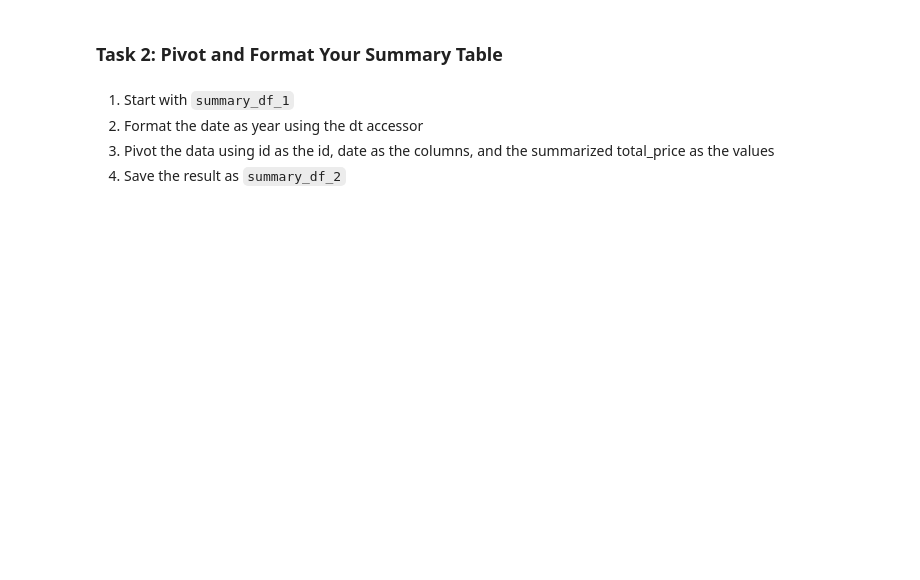
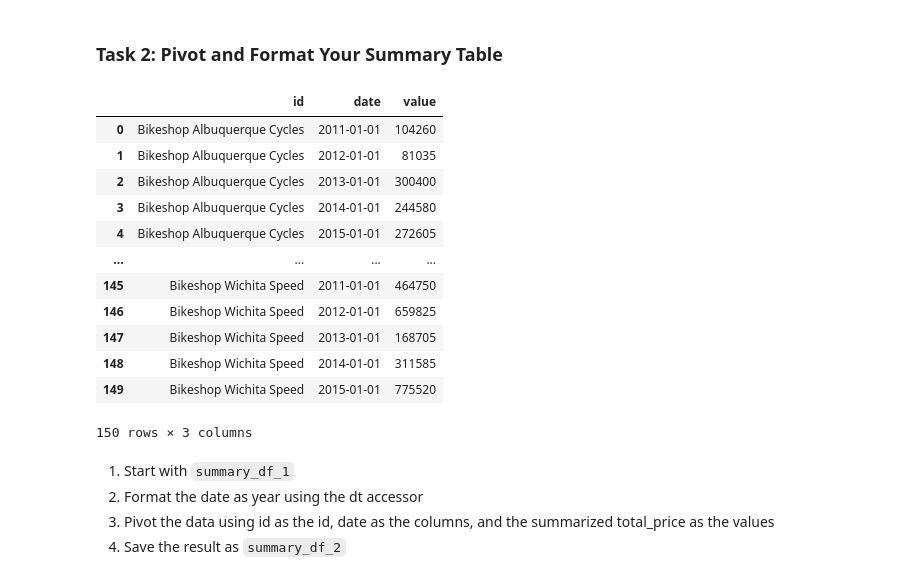
Before and after one commit to 5joe/python_plotnine_matplotlib_wrangling, a Jupyter notebook: Challenge 1/ch1_data_wrangle.ipynb, the cells around one changed output. Saved outputs shown, nothing was run; the diff lists cells and outputs as text; code cells hidden in the pictures; blank space fills up the shorter version.

```diff
--- a/Challenge 1/ch1_data_wrangle.ipynb
+++ b/Challenge 1/ch1_data_wrangle.ipynb
@@ -96,7 +145,23 @@ Perform the following tasks.
 # %% [markdown]
 ### Task 2: Pivot and Format Your Summary Table
 # %%
+
 summary_df_1 = pd.read_pickle("Challenge 1/data/summary_df_1.pkl")
+summary_df_1
+# %% [output]
+|  | id | date | value |
+| 0 | Bikeshop Albuquerque Cycles | 2011-01-01 | 104260 |
+| 1 | Bikeshop Albuquerque Cycles | 2012-01-01 | 81035 |
+| 2 | Bikeshop Albuquerque Cycles | 2013-01-01 | 300400 |
+| 3 | Bikeshop Albuquerque Cycles | 2014-01-01 | 244580 |
+| 4 | Bikeshop Albuquerque Cycles | 2015-01-01 | 272605 |
+| ... | ... | ... | ... |
+| 145 | Bikeshop Wichita Speed | 2011-01-01 | 464750 |
+| 146 | Bikeshop Wichita Speed | 2012-01-01 | 659825 |
+| 147 | Bikeshop Wichita Speed | 2013-01-01 | 168705 |
+| 148 | Bikeshop Wichita Speed | 2014-01-01 | 311585 |
+| 149 | Bikeshop Wichita Speed | 2015-01-01 | 775520 |
+150 rows × 3 columns
 # %% [markdown]
 1. Start with `summary_df_1`
 2. Format the date as year using the dt accessor
```
Also changed, not shown: parts of 13 cells of this notebook.
